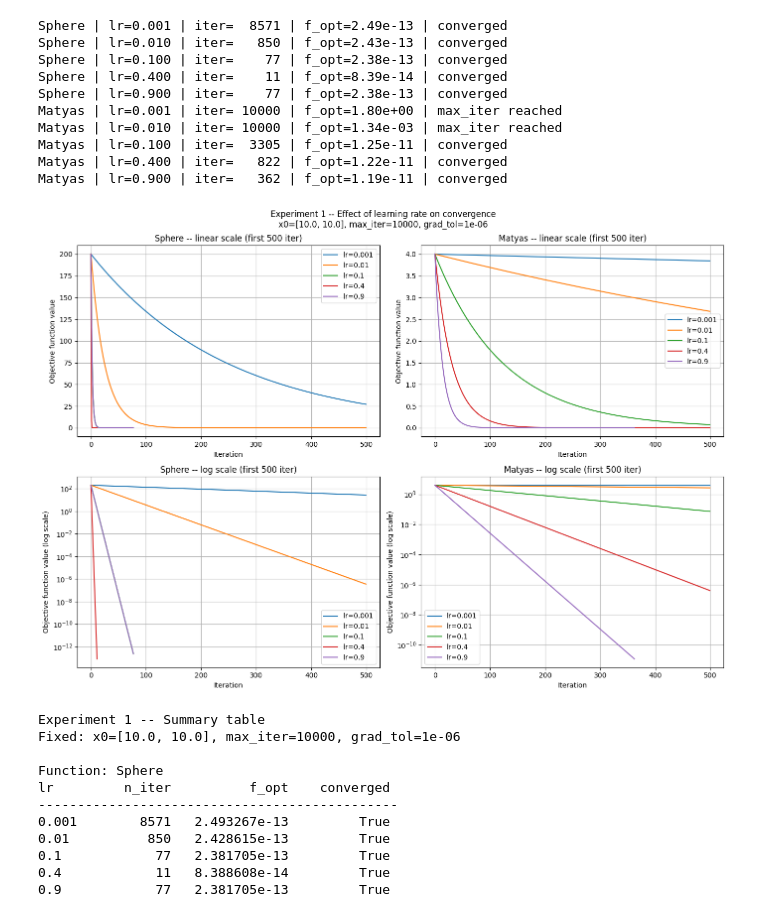
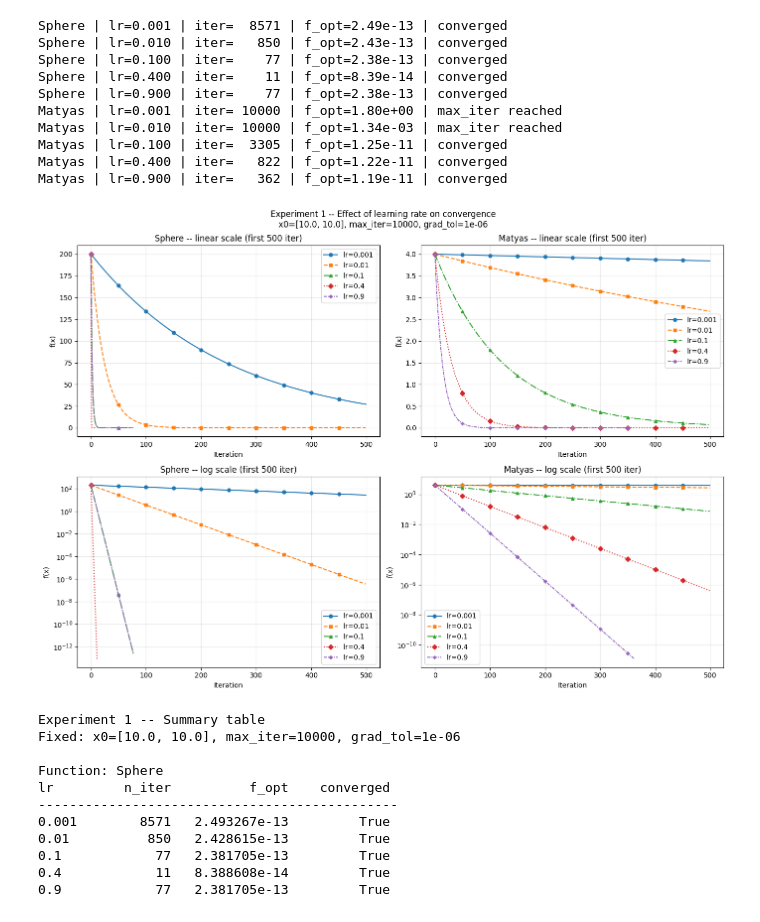
Before and after one commit to soswi/MENG-PW-S1-WSI, a Jupyter notebook: notebooks/assignment_01/assignment_01.ipynb, the cells around one changed output. Cells and saved outputs as stored; diff of their text form; code cells hidden in the pictures.

```diff
--- a/notebooks/assignment_01/assignment_01.ipynb
+++ b/notebooks/assignment_01/assignment_01.ipynb
@@ -54,37 +54,79 @@ Matyas | lr=0.900 | iter=   362 | f_opt=1.19e-11 | converged
 # --- Convergence plots for Experiment 1 ---
 # show up to 500 iterations for readability (diverging runs are visible early)
 PLOT_ITER_LIMIT = 500
+
+LINESTYLES = ['-', '--', '-.', ':', (0, (3, 1, 1, 1))]
+MARKERS    = ['o', 's', '^', 'D', 'P']
+COLORS     = ['#1f77b4', '#ff7f0e', '#2ca02c', '#d62728', '#9467bd']
+MARKEVERY  = 50
+
+def plot_convergence(f_histories, labels, title, ax):
+    for i, (hist, label) in enumerate(zip(f_histories, labels)):
+        ax.plot(
+            hist,
+            color=COLORS[i % len(COLORS)],
+            linestyle=LINESTYLES[i % len(LINESTYLES)],
+            marker=MARKERS[i % len(MARKERS)],
+            markevery=MARKEVERY,
+            markersize=5,
+            linewidth=1.5,
+            label=label,
+        )
+    ax.set_title(title)
+    ax.set_xlabel("Iteration")
+    ax.set_ylabel("f(x)")
+    ax.legend()
+    ax.grid(True, alpha=0.3)
+
+def plot_convergence_log(f_histories, labels, title, ax):
+    for i, (hist, label) in enumerate(zip(f_histories, labels)):
+        y = [max(v, 1e-30) for v in hist]
+        ax.semilogy(
+            y,
+            color=COLORS[i % len(COLORS)],
+            linestyle=LINESTYLES[i % len(LINESTYLES)],
+            marker=MARKERS[i % len(MARKERS)],
+            markevery=MARKEVERY,
+            markersize=5,
+            linewidth=1.5,
+            label=label,
+        )
+    ax.set_title(title)
+    ax.set_xlabel("Iteration")
+    ax.set_ylabel("f(x)")
+    ax.legend()
+    ax.grid(True, which='both', alpha=0.3)
 
 fig, axes = plt.subplots(2, 2, figsize=(14, 10))
 fig.suptitle("Experiment 1 -- Effect of learning rate on convergence\n"
              f"x0={X0.tolist()}, max_iter={MAX_ITER}, grad_tol={GRAD_TOL}", fontsize=12)
 
 for col, (func_name, func) in enumerate([("Sphere", sphere), ("Matyas", matyas)]):
     f_histories = []
     labels = []
     for lr in LEARNING_RATES:
         history = results_exp1[func_name][lr]["f_history"][:PLOT_ITER_LIMIT]
         f_histories.append(history)
         labels.append(f"lr={lr}")
 
     # linear scale
     plot_convergence(
         f_histories, labels,
         title=f"{func_name} -- linear scale (first {PLOT_ITER_LIMIT} iter)",
         ax=axes[0, col]
     )
     # log scale -- better shows differences between converging runs
     plot_convergence_log(
         f_histories, labels,
         title=f"{func_name} -- log scale (first {PLOT_ITER_LIMIT} iter)",
         ax=axes[1, col]
     )
 
 plt.tight_layout()
 plt.savefig("experiment1_convergence.png", dpi=150, bbox_inches="tight")
 plt.show()
 # %% [output]
-[figure, old version]
+[figure, new version]
 # %%
 # --- Summary table for Experiment 1 ---
 print("Experiment 1 -- Summary table")
```
Also changed, not shown: 28 other files.
